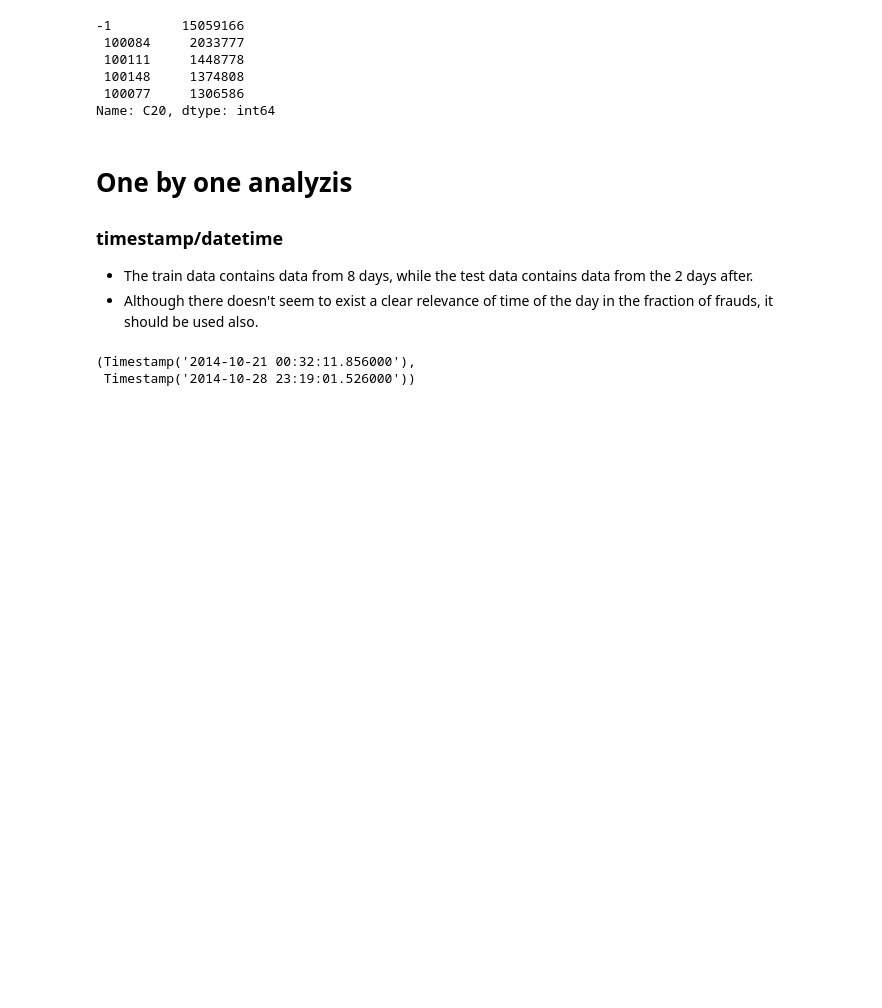
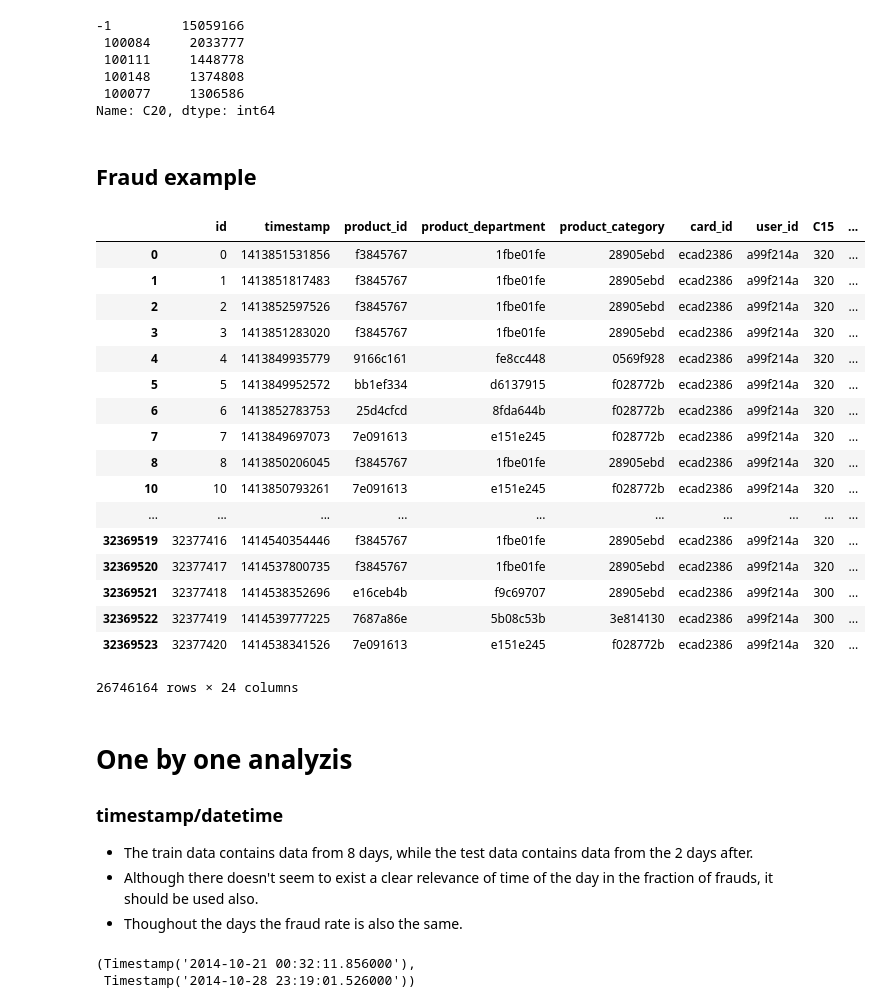
Before and after one commit to MLobo1997/catch-the-fraudster, a Jupyter notebook: dataset_analyzis.ipynb, the cells around one changed output. Drawn from its saved outputs; the diff is of its cells as text; code cells hidden in the pictures; blank space fills up the shorter version.

```diff
--- a/dataset_analyzis.ipynb
+++ b/dataset_analyzis.ipynb
@@ -133,11 +147,35 @@ train_data['C20'].value_counts()[:5]
  100148     1374808
  100077     1306586
 Name: C20, dtype: int64
+# %% [markdown]
+## Fraud example
+# %%
+train_data_treated[train_data_treated['user_id'] == 'a99f214a']
+# %% [output]
+|  | id | timestamp | product_id | product_department | product_category | card_id | user_id | C15 | ... |
+| 0 | 0 | 1413851531856 | f3845767 | 1fbe01fe | 28905ebd | ecad2386 | a99f214a | 320 | ... |
+| 1 | 1 | 1413851817483 | f3845767 | 1fbe01fe | 28905ebd | ecad2386 | a99f214a | 320 | ... |
+| 2 | 2 | 1413852597526 | f3845767 | 1fbe01fe | 28905ebd | ecad2386 | a99f214a | 320 | ... |
+| 3 | 3 | 1413851283020 | f3845767 | 1fbe01fe | 28905ebd | ecad2386 | a99f214a | 320 | ... |
+| 4 | 4 | 1413849935779 | 9166c161 | fe8cc448 | 0569f928 | ecad2386 | a99f214a | 320 | ... |
+| 5 | 5 | 1413849952572 | bb1ef334 | d6137915 | f028772b | ecad2386 | a99f214a | 320 | ... |
+| 6 | 6 | 1413852783753 | 25d4cfcd | 8fda644b | f028772b | ecad2386 | a99f214a | 320 | ... |
+| 7 | 7 | 1413849697073 | 7e091613 | e151e245 | f028772b | ecad2386 | a99f214a | 320 | ... |
+| 8 | 8 | 1413850206045 | f3845767 | 1fbe01fe | 28905ebd | ecad2386 | a99f214a | 320 | ... |
+| 10 | 10 | 1413850793261 | 7e091613 | e151e245 | f028772b | ecad2386 | a99f214a | 320 | ... |
+| ... | ... | ... | ... | ... | ... | ... | ... | ... | ... |
+| 32369519 | 32377416 | 1414540354446 | f3845767 | 1fbe01fe | 28905ebd | ecad2386 | a99f214a | 320 | ... |
+| 32369520 | 32377417 | 1414537800735 | f3845767 | 1fbe01fe | 28905ebd | ecad2386 | a99f214a | 320 | ... |
+| 32369521 | 32377418 | 1414538352696 | e16ceb4b | f9c69707 | 28905ebd | ecad2386 | a99f214a | 300 | ... |
+| 32369522 | 32377419 | 1414539777225 | 7687a86e | 5b08c53b | 3e814130 | ecad2386 | a99f214a | 300 | ... |
+| 32369523 | 32377420 | 1414538341526 | 7e091613 | e151e245 | f028772b | ecad2386 | a99f214a | 320 | ... |
+26746164 rows × 24 columns
 # %% [markdown]
 # One by one analyzis
 ### timestamp/datetime
 * The train data contains data from 8 days, while the test data contains data from the 2 days after.
 * Although there doesn't seem to exist a clear relevance of time of the day in the fraction of frauds, it should be used also.
+* Thoughout the days the fraud rate is also the same.
 # %%
 train_data_treated.loc[0,'datetime'], train_data_treated.iloc[-1]['datetime']
 # %% [output]
```
Also changed, not shown: parts of 9 cells of this notebook, 3 other files.
